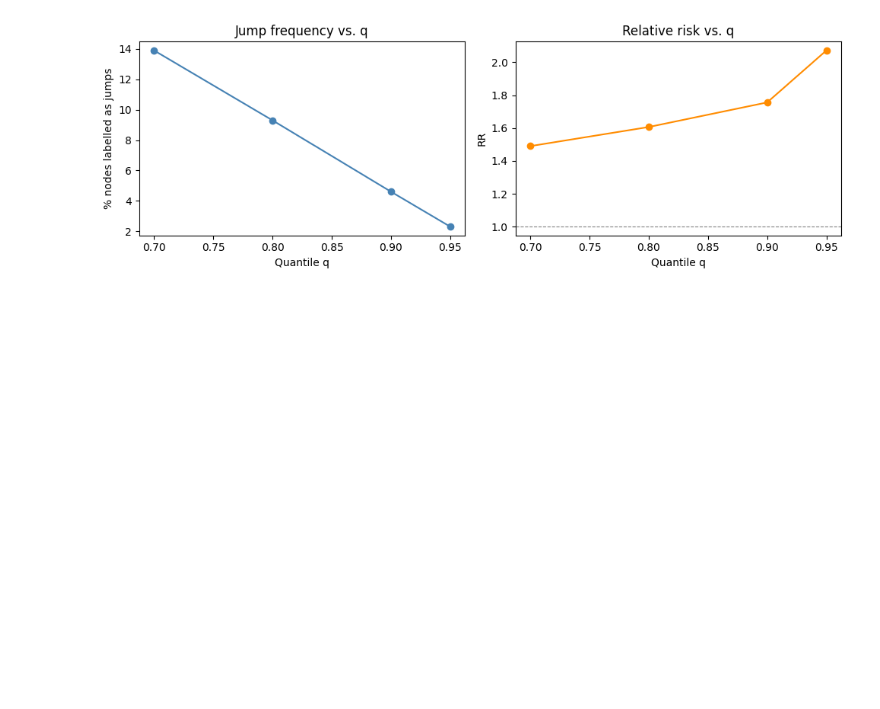
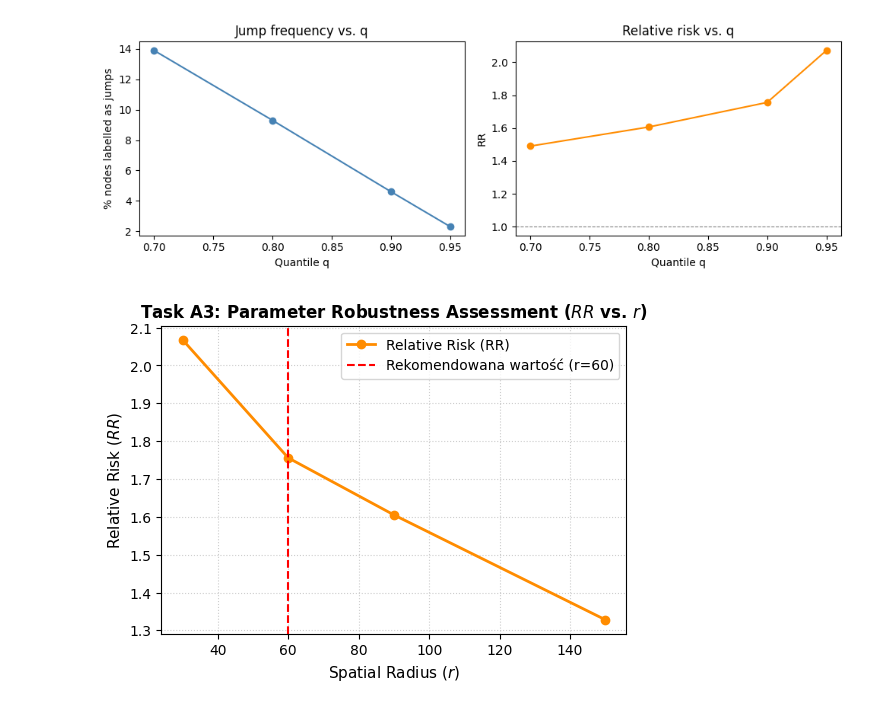
Before and after one commit to joannahuba/Spatiotemporal-Signal-Propagation, a Jupyter notebook: notebooks-part2/Part1_Block2_ParameterSensitivity.ipynb, the cells around one changed output. Cells and saved outputs as stored; diff of their text form; code cells hidden in the pictures; blank space fills up the shorter version.

Commit message:
task A3

```diff
--- a/notebooks-part2/Part1_Block2_ParameterSensitivity.ipynb
+++ b/notebooks-part2/Part1_Block2_ParameterSensitivity.ipynb
@@ -307,3 +307,24 @@ plt.show()
 # (b) Are rarer, larger jumps more or less spatially coordinated?
 # %% [output]
 [figure]
+# %%
+import matplotlib.pyplot as plt
+
+
+r_values = [30, 60, 90, 150]
+rr_values = [2.0680, 1.7558, 1.6051, 1.3281]
+
+plt.figure(figsize=(6, 4))
+plt.plot(r_values, rr_values, marker='o', linestyle='-', color='darkorange', linewidth=2, label='Relative Risk (RR)')
+plt.axvline(x=60, color='red', linestyle='--', label='Rekomendowana wartość (r=60)')
+plt.xlabel('Spatial Radius ($r$)', fontsize=11)
+plt.ylabel('Relative Risk ($RR$)', fontsize=11)
+plt.title('Task A3: Parameter Robustness Assessment ($RR$ vs. $r$)', fontsize=12, fontweight='bold')
+plt.legend()
+plt.grid(True, linestyle=':', alpha=0.6)
+
+
+plt.savefig('task_a3_robustness_r.png', dpi=300, bbox_inches='tight')
+plt.show()
+# %% [output]
+[figure, added]
```
Also changed, not shown: parts of 1 cell of this notebook, 1 other file.
